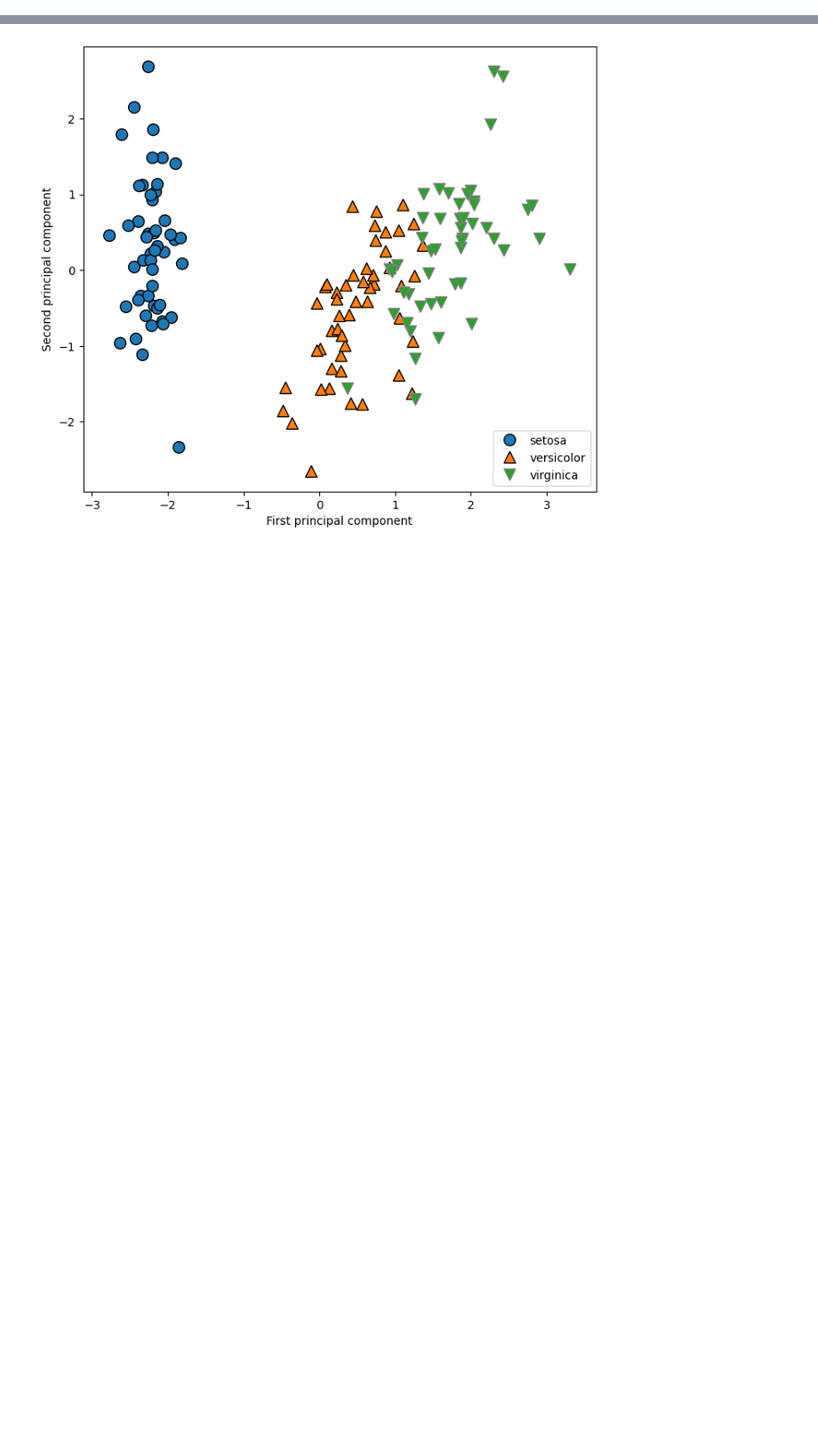
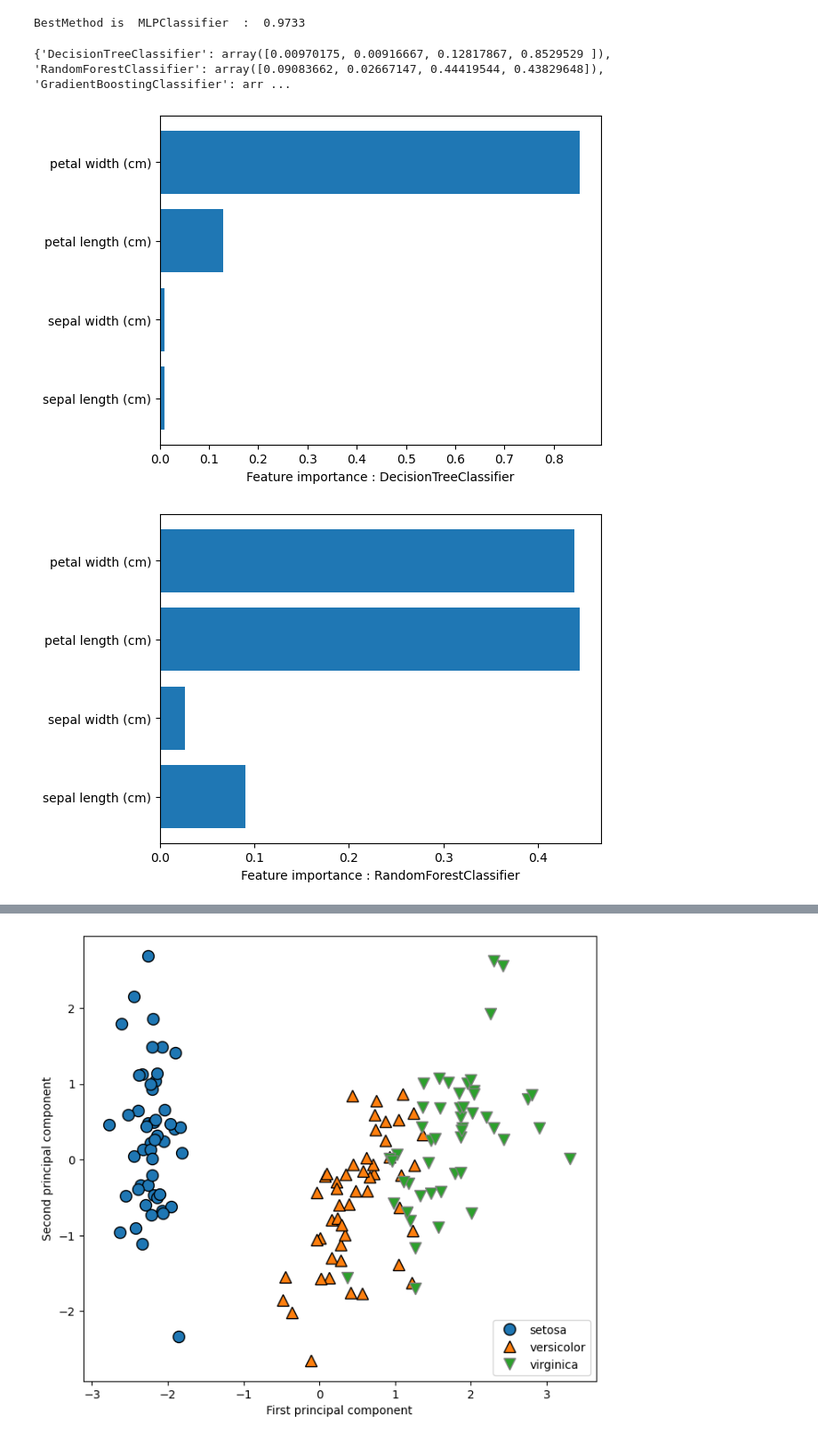
Before and after one commit to kanta-program-account/AnalyzeIris, a Jupyter notebook: Analyzeiris.ipynb, the cells around one changed output, grey strips where cells are left out. Shown at 89% size. Cells and saved outputs as stored; diff of their text form; code cells hidden in the pictures; blank space fills up the shorter version.

```diff
--- a/Analyzeiris.ipynb
+++ b/Analyzeiris.ipynb
@@ -16,0 +59,11 @@ iris = AnalyzeIris()
+# %%
+best_method, best_score = iris.BestSupervised()
+print("BestMethod is ", best_method, " : ", "{0:0.4f}".format(best_score))
+# %% [output]
+BestMethod is  MLPClassifier  :  0.9733
+# %%
+iris.PlotFeatureImportancesAll()
+# %% [output]
+{'DecisionTreeClassifier': array([0.00970175, 0.00916667, 0.12817867, 0.8529529 ]), 'RandomForestClassifier': array([0.09083662, 0.02667147, 0.44419544, 0.43829648]), 'GradientBoostingClassifier': arr ...
+[figure, added]
+[figure, added]
```
Also changed, not shown: parts of 18 cells of this notebook, 2 other files.
